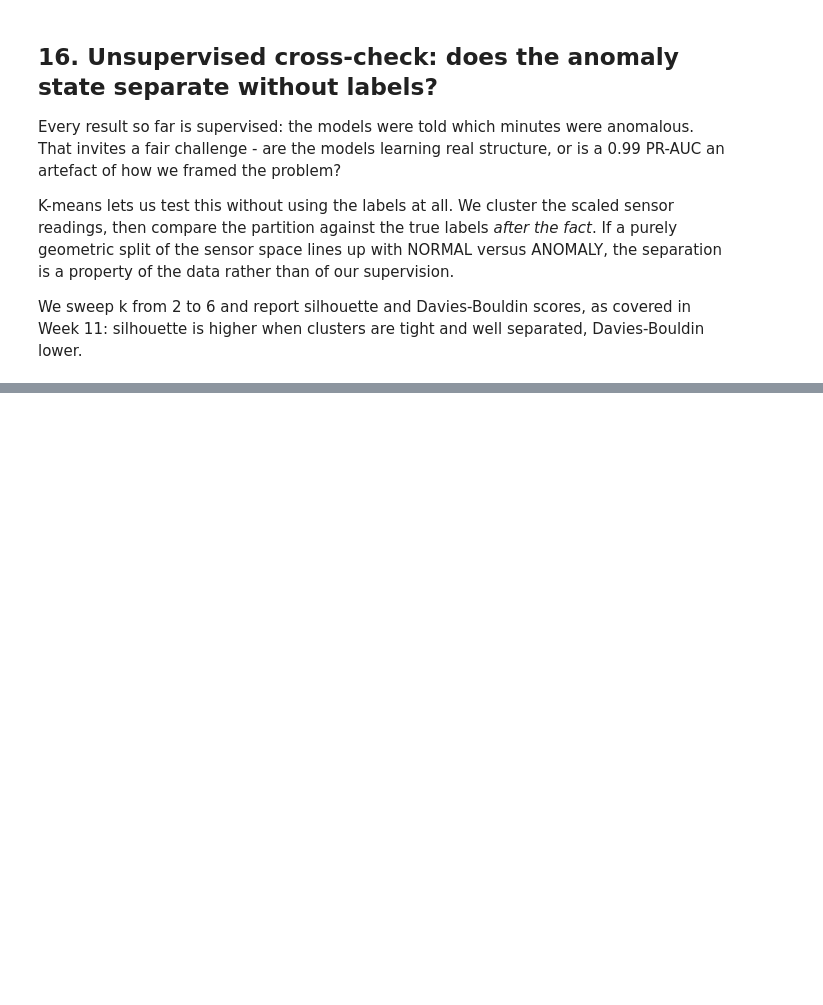
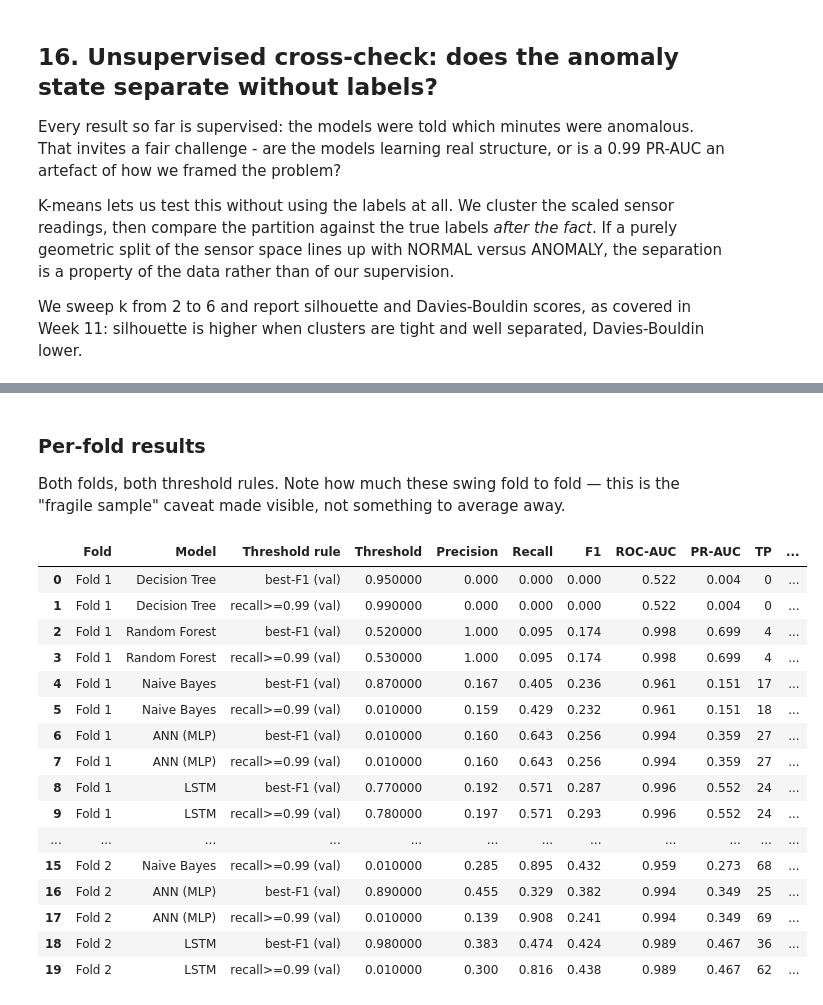
Before and after one commit to AveryDoan/PRT565-Assessment-4-Group-Report, a Jupyter notebook: notebook.ipynb, the cells around one changed output, grey strips where cells are left out. Saved outputs shown, nothing was run; the diff lists cells and outputs as text; code cells hidden in the pictures; blank space fills up the shorter version.

```diff
--- a/notebook.ipynb
+++ b/notebook.ipynb
@@ -2626,0 +2668,28 @@ PR-AUC spread is 16.5x wider than the accuracy spread.
+# %%
+from sklearn.metrics import fbeta_score
+
+# df (the raw, un-interpolated frame) doesn't carry the 'anomaly' column -- only df_clean
+# does, and df_clean is already interpolated across the whole series (fix #3 means we need
+# to interpolate AFTER splitting into folds, so we deliberately work from raw df here).
+if 'anomaly' not in df.columns:
+    df['anomaly'] = df['machine_status'].isin(['RECOVERING', 'BROKEN']).astype(int)
+
+wf_sensor_cols = sensor_cols  # reuse the same 50 sensors (sensor_15, sensor_50 already dropped)
+WF_T = 20
+
+WF_FOLDS = [
+    {'name': 'Fold 1', 'train': (pd.Timestamp('2018-04-01'), pd.Timestamp('2018-06-20')),
+     'val':   (pd.Timestamp('2018-06-20'), pd.Timestamp('2018-07-06')),
+     'test':  (pd.Timestamp('2018-07-06'), pd.Timestamp('2018-07-16'))},
+    {'name': 'Fold 2', 'train': (pd.Timestamp('2018-04-01'), pd.Timestamp('2018-07-06')),
+     'val':   (pd.Timestamp('2018-07-06'), pd.Timestamp('2018-07-16')),
+     'test':  (pd.Timestamp('2018-07-16'), pd.Timestamp('2018-09-01'))},
+]
+
+for f in WF_FOLDS:
+    tr = df[(df['timestamp'] >= f['train'][0]) & (df['timestamp'] < f['train'][1])]
+    va = df[(df['timestamp'] >= f['val'][0]) & (df['timestamp'] < f['val'][1])]
+    te = df[(df['timestamp'] >= f['test'][0]) & (df['timestamp'] < f['test'][1])]
+    print(f"{f['name']}: train={len(tr):,} ({tr['anomaly'].mean()*100:.2f}% anom)  "
+          f"val={len(va):,} ({va['anomaly'].mean()*100:.2f}% anom)  "
+          f"test={len(te):,} ({te['anomaly'].mean()*100:.2f}% anom, {int(te['anomaly'].sum())} anomalous minutes)")
@@ -2626,0 +2908,28 @@ PR-AUC spread is 16.5x wider than the accuracy spread.
+# %% [markdown]
+### Per-fold results
+
+Both folds, both threshold rules. Note how much these swing fold to fold — this is the
+"fragile sample" caveat made visible, not something to average away.
+# %%
+display(wf_results_df[['Fold', 'Model', 'Threshold rule', 'Threshold', 'Precision', 'Recall', 'F1',
+                        'ROC-AUC', 'PR-AUC', 'TP', 'FN', 'FP', 'Alert events', 'Events/day']]
+        .style.format({'Precision': '{:.3f}', 'Recall': '{:.3f}', 'F1': '{:.3f}',
+                        'ROC-AUC': '{:.3f}', 'PR-AUC': '{:.3f}'}))
+# %% [output]
+|  | Fold | Model | Threshold rule | Threshold | Precision | Recall | F1 | ROC-AUC | PR-AUC | TP | ... |
+| 0 | Fold 1 | Decision Tree | best-F1 (val) | 0.950000 | 0.000 | 0.000 | 0.000 | 0.522 | 0.004 | 0 | ... |
+| 1 | Fold 1 | Decision Tree | recall>=0.99 (val) | 0.990000 | 0.000 | 0.000 | 0.000 | 0.522 | 0.004 | 0 | ... |
+| 2 | Fold 1 | Random Forest | best-F1 (val) | 0.520000 | 1.000 | 0.095 | 0.174 | 0.998 | 0.699 | 4 | ... |
+| 3 | Fold 1 | Random Forest | recall>=0.99 (val) | 0.530000 | 1.000 | 0.095 | 0.174 | 0.998 | 0.699 | 4 | ... |
+| 4 | Fold 1 | Naive Bayes | best-F1 (val) | 0.870000 | 0.167 | 0.405 | 0.236 | 0.961 | 0.151 | 17 | ... |
+| 5 | Fold 1 | Naive Bayes | recall>=0.99 (val) | 0.010000 | 0.159 | 0.429 | 0.232 | 0.961 | 0.151 | 18 | ... |
+| 6 | Fold 1 | ANN (MLP) | best-F1 (val) | 0.010000 | 0.160 | 0.643 | 0.256 | 0.994 | 0.359 | 27 | ... |
+| 7 | Fold 1 | ANN (MLP) | recall>=0.99 (val) | 0.010000 | 0.160 | 0.643 | 0.256 | 0.994 | 0.359 | 27 | ... |
+| 8 | Fold 1 | LSTM | best-F1 (val) | 0.770000 | 0.192 | 0.571 | 0.287 | 0.996 | 0.552 | 24 | ... |
+| 9 | Fold 1 | LSTM | recall>=0.99 (val) | 0.780000 | 0.197 | 0.571 | 0.293 | 0.996 | 0.552 | 24 | ... |
+| ... | ... | ... | ... | ... | ... | ... | ... | ... | ... | ... | ... |
+| 15 | Fold 2 | Naive Bayes | recall>=0.99 (val) | 0.010000 | 0.285 | 0.895 | 0.432 | 0.959 | 0.273 | 68 | ... |
+| 16 | Fold 2 | ANN (MLP) | best-F1 (val) | 0.890000 | 0.455 | 0.329 | 0.382 | 0.994 | 0.349 | 25 | ... |
+| 17 | Fold 2 | ANN (MLP) | recall>=0.99 (val) | 0.010000 | 0.139 | 0.908 | 0.241 | 0.994 | 0.349 | 69 | ... |
+| 18 | Fold 2 | LSTM | best-F1 (val) | 0.980000 | 0.383 | 0.474 | 0.424 | 0.989 | 0.467 | 36 | ... |
+| 19 | Fold 2 | LSTM | recall>=0.99 (val) | 0.010000 | 0.300 | 0.816 | 0.438 | 0.989 | 0.467 | 62 | ... |
```
Also changed, not shown: parts of 41 cells of this notebook, 1 other file.
